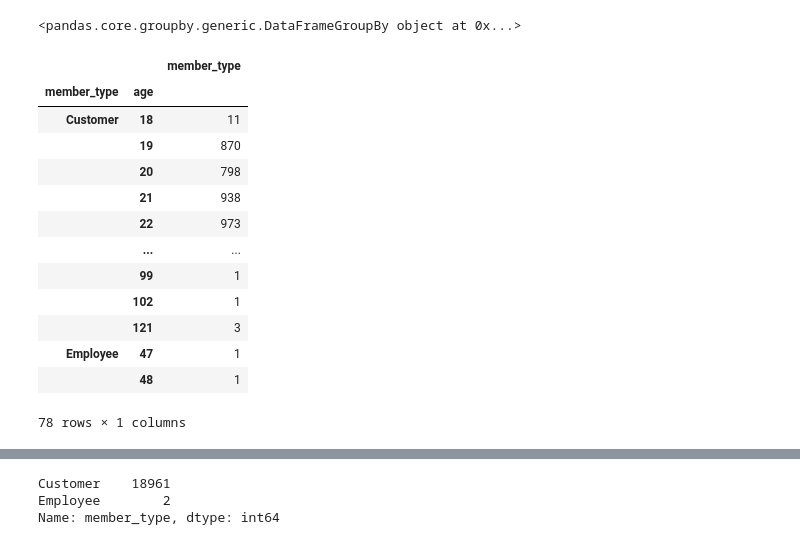
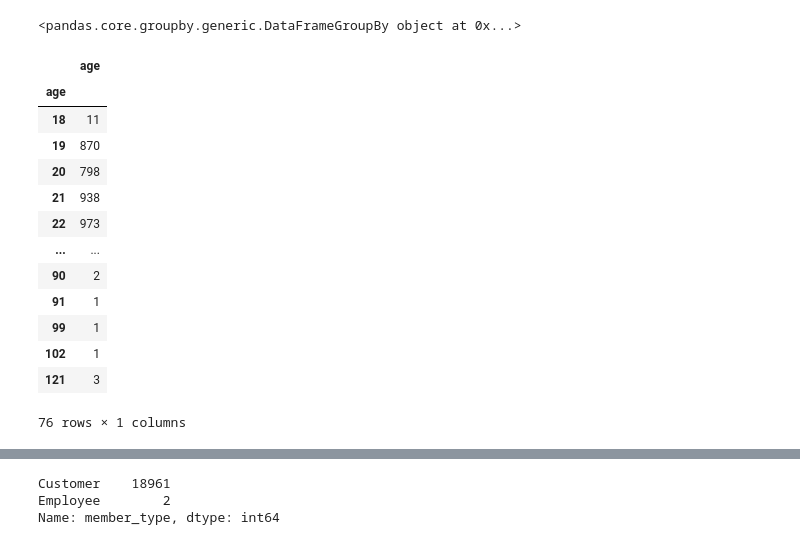
Before and after one commit to MRI-2021/Computer-science-fundamentals, a Jupyter notebook: Analysis member_demographics.ipynb, the cells around one changed output, grey strips where cells are left out. Saved outputs shown, nothing was run; the diff lists cells and outputs as text; code cells hidden in the pictures.

```diff
--- a/Analysis member_demographics.ipynb
+++ b/Analysis member_demographics.ipynb
@@ -54,26 +54,26 @@ print(df.describe())
 75%    909983.000000     41.000000
 max    919292.000000    121.000000
 # %%
-df_gb = df.groupby(['member_type', 'age'])
+df_gb = df.groupby(['age'])
 df_gb ## It tells us the groupby object has been initiated and you can now perform the special groupby operations ().
 # %% [output]
 <pandas.core.groupby.generic.DataFrameGroupBy object at 0x...>
 # %%
 ##size (gets how many entries are in the specified colum)
-df_agg = df_gb.agg({'member_type': 'size'})
+df_agg = df_gb.agg({'age': 'size'})
 df_agg
 # %% [output]
-|  |  | member_type |
-| member_type | age |  |
-| Customer | 18 | 11 |
-|  | 19 | 870 |
-|  | 20 | 798 |
-|  | 21 | 938 |
-|  | 22 | 973 |
-|  | ... | ... |
-|  | 99 | 1 |
-|  | 102 | 1 |
-|  | 121 | 3 |
-| Employee | 47 | 1 |
-|  | 48 | 1 |
+|  | age |
+| age |  |
+| 18 | 11 |
+| 19 | 870 |
+| 20 | 798 |
+| 21 | 938 |
+| 22 | 973 |
+| ... | ... |
+| 90 | 2 |
+| 91 | 1 |
+| 99 | 1 |
+| 102 | 1 |
+| 121 | 3 |
-78 rows × 1 columns
+76 rows × 1 columns
```
Also changed, not shown: parts of 1 cell of this notebook.
